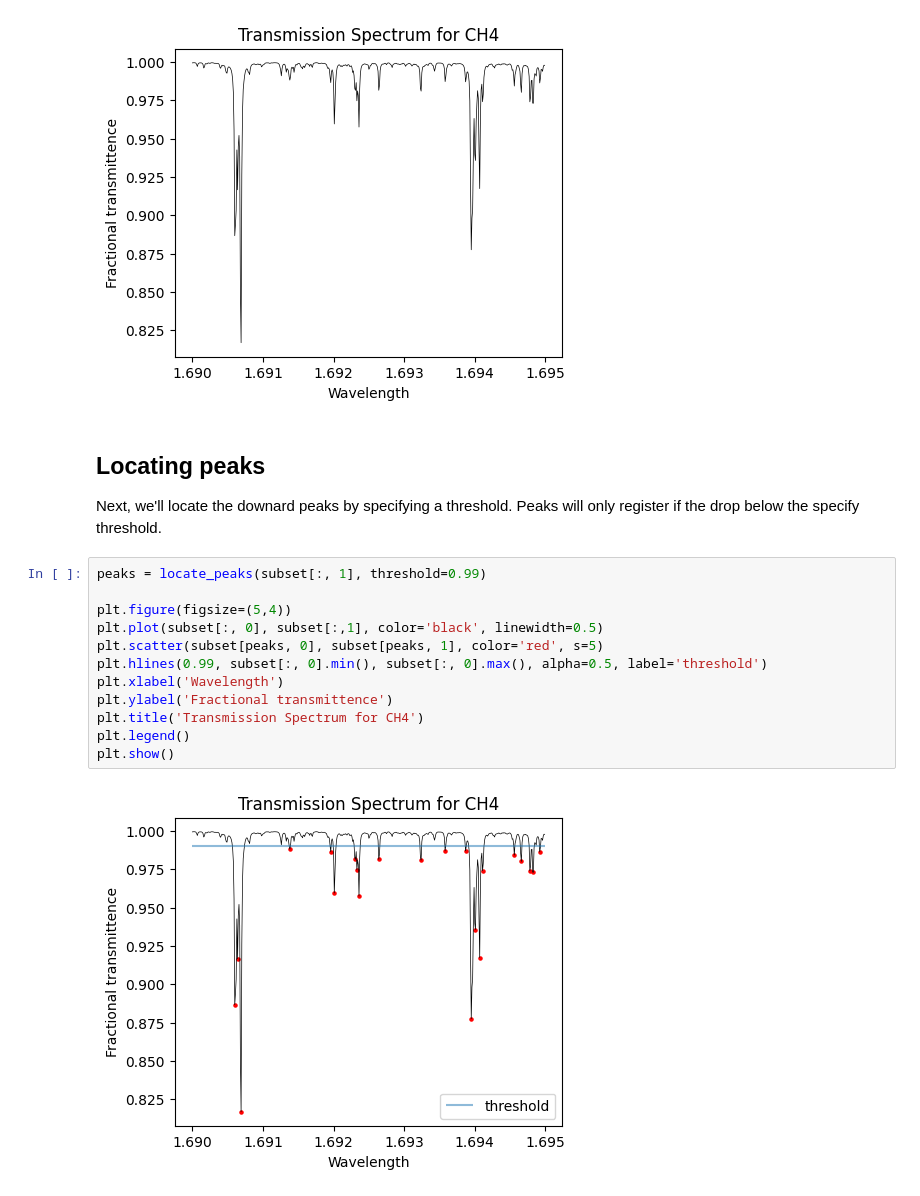
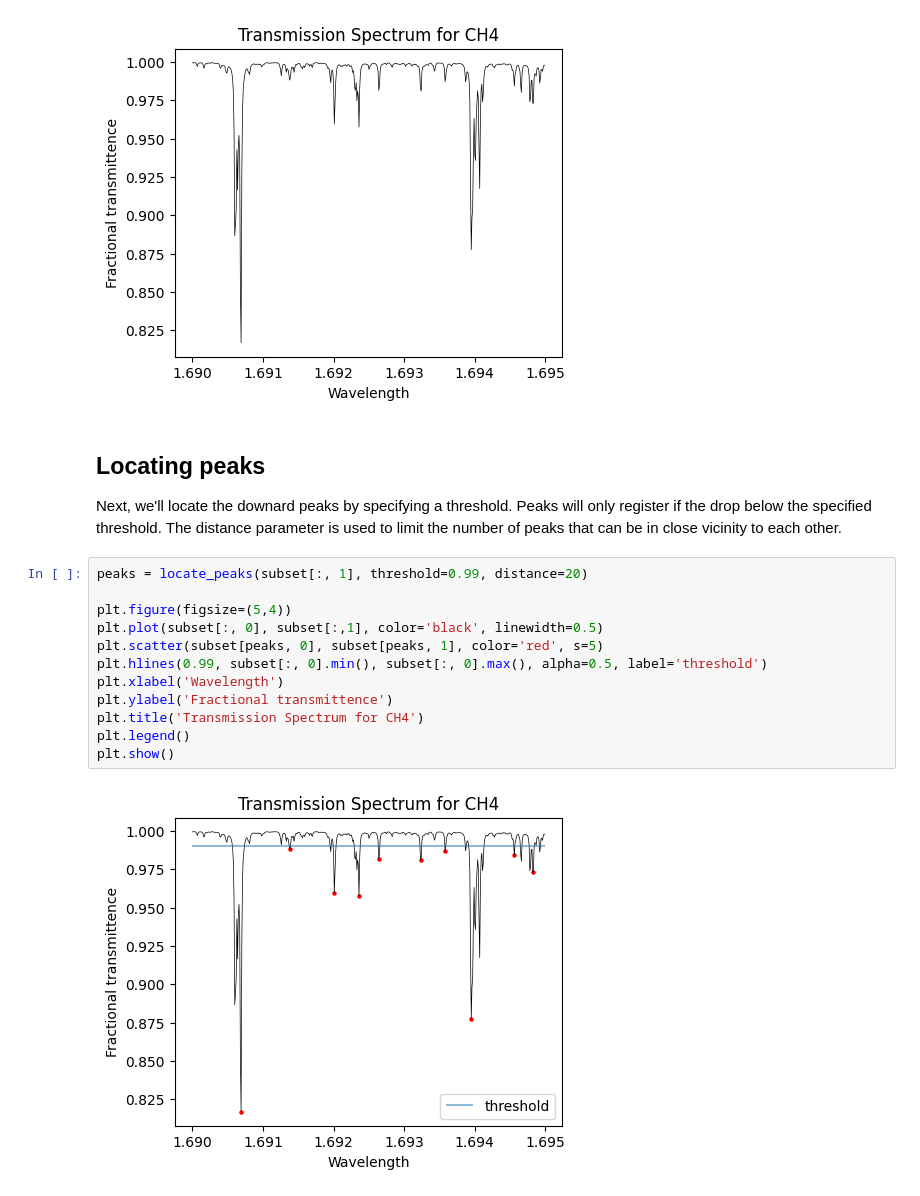
Before and after one commit to SAIL-Labs/FBG-Sensor, a Jupyter notebook: docs/demos/generate_spectrum.ipynb, the cells around one changed output. Drawn from its saved outputs; the diff is of its cells as text.

```diff
--- a/docs/demos/generate_spectrum.ipynb
+++ b/docs/demos/generate_spectrum.ipynb
@@ -40,21 +40,21 @@ plt.show()
 # %% [markdown]
 ## Locating peaks
 
-Next, we'll locate the downard peaks by specifying a threshold. Peaks will only register if the drop below the specify threshold.
+Next, we'll locate the downard peaks by specifying a threshold. Peaks will only register if the drop below the specified threshold. The distance parameter is used to limit the number of peaks that can be in close vicinity to each other.
 # %%
-peaks = locate_peaks(subset[:, 1], threshold=0.99)
+peaks = locate_peaks(subset[:, 1], threshold=0.99, distance=20)
 
 plt.figure(figsize=(5,4))
 plt.plot(subset[:, 0], subset[:,1], color='black', linewidth=0.5)
 plt.scatter(subset[peaks, 0], subset[peaks, 1], color='red', s=5)
 plt.hlines(0.99, subset[:, 0].min(), subset[:, 0].max(), alpha=0.5, label='threshold')
 plt.xlabel('Wavelength')
 plt.ylabel('Fractional transmittence')
 plt.title('Transmission Spectrum for CH4')
 plt.legend()
 plt.show()
 # %% [output]
-[figure, old version]
+[figure, new version]
 # %% [markdown]
 ## Modelling the spectrum
 
```
Also changed, not shown: parts of 3 cells of this notebook, 25 other files.
